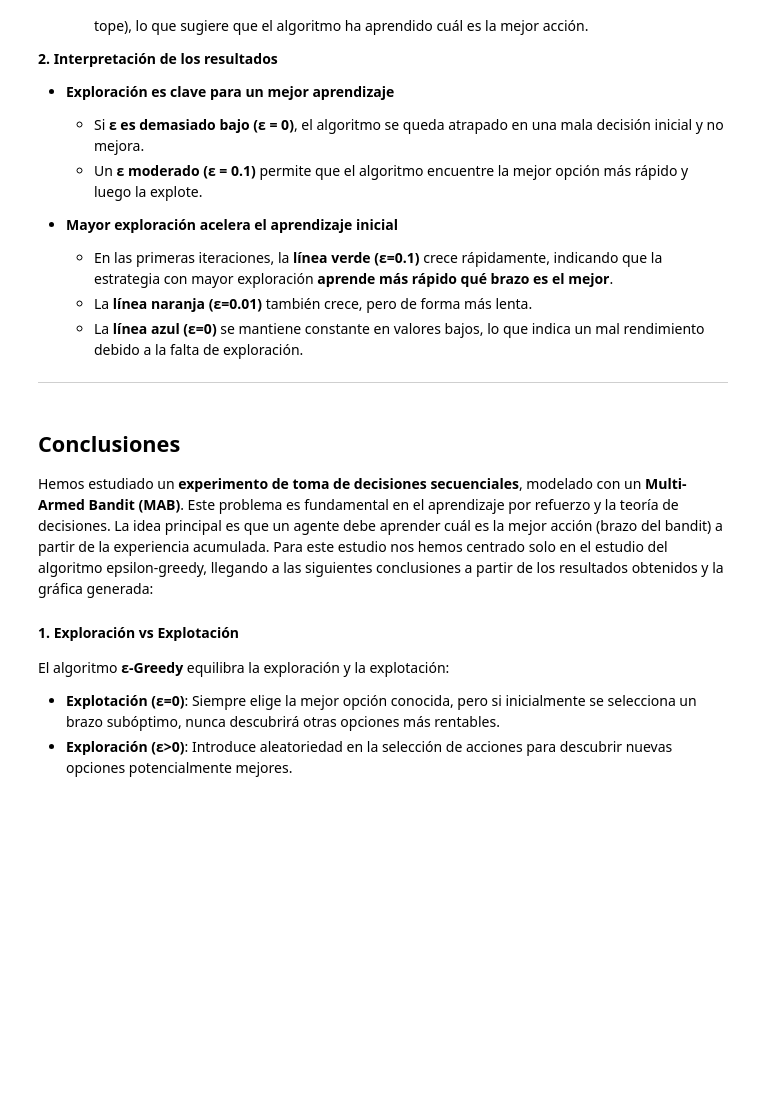
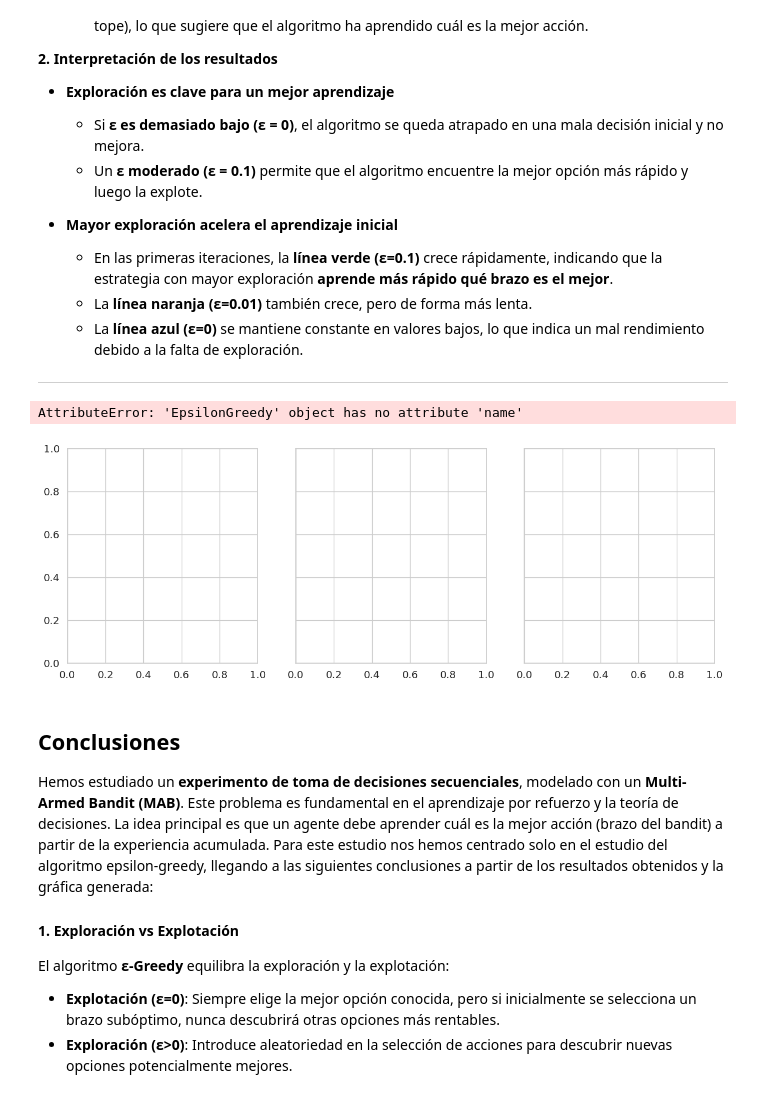
Before and after one commit to salvadeharo10/k_brazos_DHBV, a Jupyter notebook: bandit_experiments_epsilongreedy.ipynb, the cells around one changed output. Saved outputs shown, nothing was run; the diff lists cells and outputs as text; code cells hidden in the pictures; blank space fills up the shorter version.

```diff
--- a/bandit_experiments_epsilongreedy.ipynb
+++ b/bandit_experiments_epsilongreedy.ipynb
@@ -266,7 +264,10 @@ La imagen muestra un gráfico donde se analiza el rendimiento de diferentes vari
 
 ---
 # %%
-plot_arm_statistics()
+plot_arm_statistics(arm_stats, algorithms)
+# %% [output]
+AttributeError: 'EpsilonGreedy' object has no attribute 'name'
+[figure, added]
 # %% [markdown]
 ## Conclusiones
 
```
Also changed, not shown: parts of 4 cells of this notebook.
